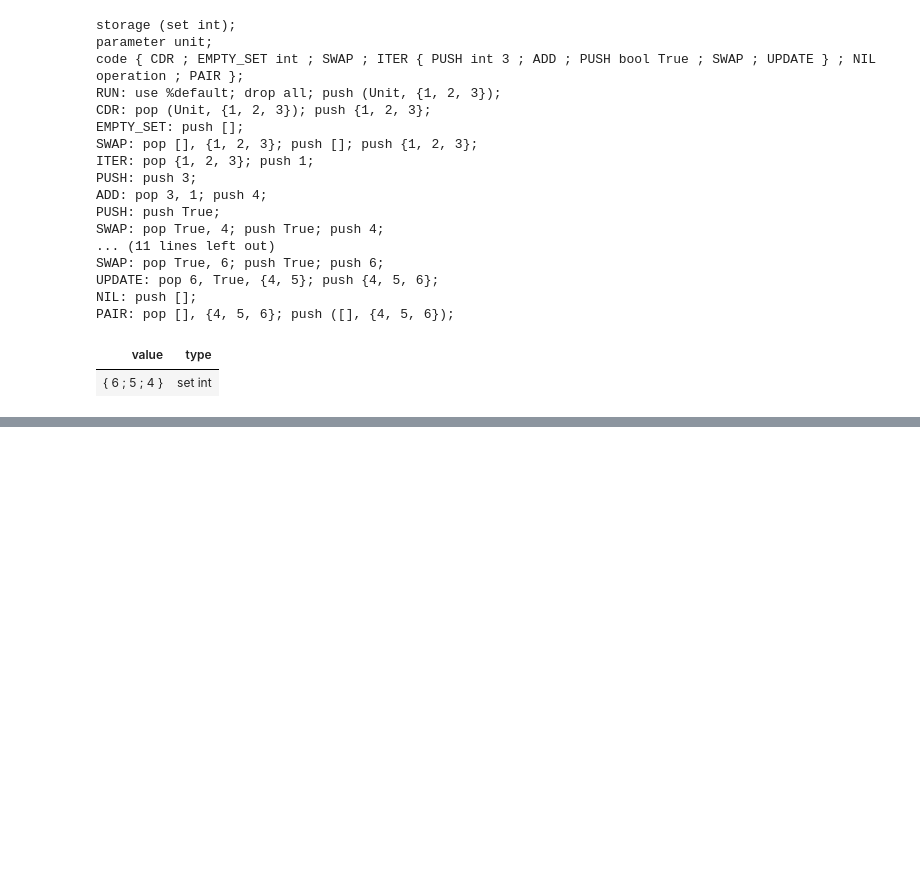
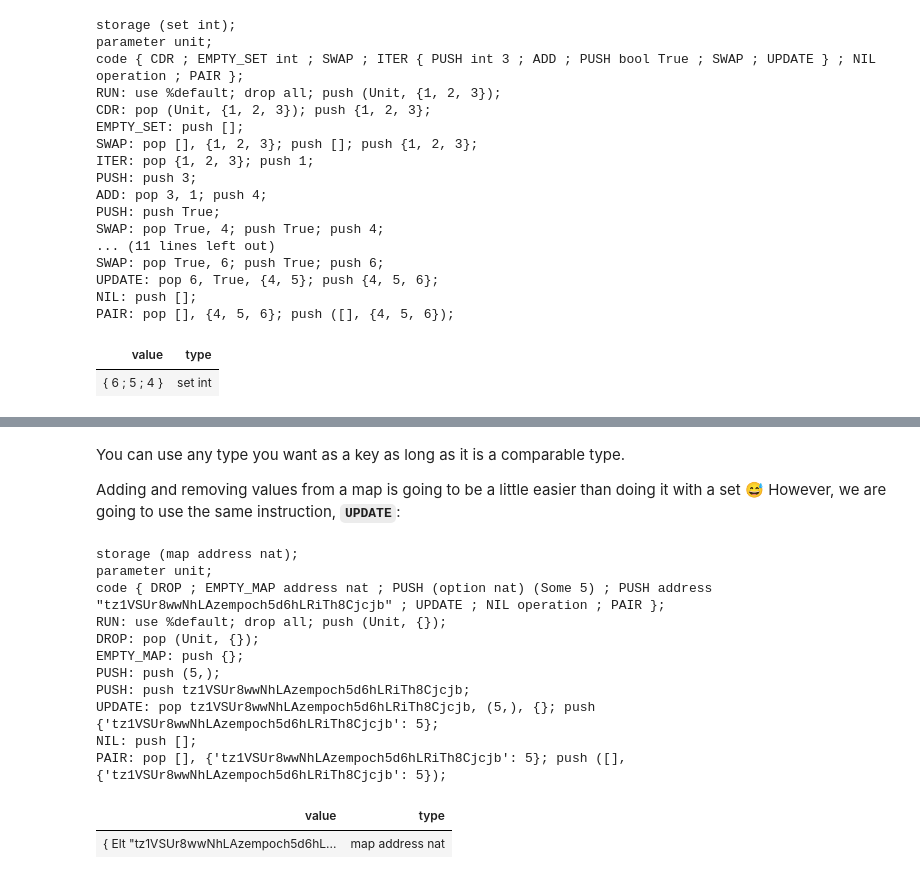
Before and after one commit to baking-bad/michelson-labs, a Jupyter notebook: notebooks/tutorials/10/10_operations_on_sets_maps_&_big_maps.ipynb, the cells around one changed output, grey strips where cells are left out. Cells and saved outputs as stored; diff of their text form; code cells hidden in the pictures; blank space fills up the shorter version.

```diff
--- a/notebooks/tutorials/10/10_operations_on_sets_maps_&_big_maps.ipynb
+++ b/notebooks/tutorials/10/10_operations_on_sets_maps_&_big_maps.ipynb
@@ -271,0 +335,32 @@ PAIR: pop [], {4, 5, 6}; push ([], {4, 5, 6});
+# %% [markdown]
+You can use any type you want as a key as long as it is a comparable type.
+
+Adding and removing values from a map is going to be a little easier than doing it with a set 😅 However, we are going to use the same instruction, **`UPDATE`**:
+# %%
+storage (map address nat) ;
+parameter unit ;
+code {
+    DROP ;
+    EMPTY_MAP address nat ;
+    PUSH (option nat) (Some 5) ;
+    PUSH address "tz1VSUr8wwNhLAzempoch5d6hLRiTh8Cjcjb" ;
+    UPDATE ;
+    NIL operation ;
+    PAIR ;
+} ;
+
+RUN %default Unit {} ;
+# %% [output]
+storage (map address nat);
+parameter unit;
+code { DROP ; EMPTY_MAP address nat ; PUSH (option nat) (Some 5) ; PUSH address "tz1VSUr8wwNhLAzempoch5d6hLRiTh8Cjcjb" ; UPDATE ; NIL operation ; PAIR };
+RUN: use %default; drop all; push (Unit, {});
+DROP: pop (Unit, {});
+EMPTY_MAP: push {};
+PUSH: push (5,);
+PUSH: push tz1VSUr8wwNhLAzempoch5d6hLRiTh8Cjcjb;
+UPDATE: pop tz1VSUr8wwNhLAzempoch5d6hLRiTh8Cjcjb, (5,), {}; push {'tz1VSUr8wwNhLAzempoch5d6hLRiTh8Cjcjb': 5};
+NIL: push [];
+PAIR: pop [], {'tz1VSUr8wwNhLAzempoch5d6hLRiTh8Cjcjb': 5}; push ([], {'tz1VSUr8wwNhLAzempoch5d6hLRiTh8Cjcjb': 5});
+| value | type |
+| { Elt "tz1VSUr8wwNhLAzempoch5d6hL... | map address nat |
```
Also changed, not shown: parts of 11 cells of this notebook, 1 other file.
